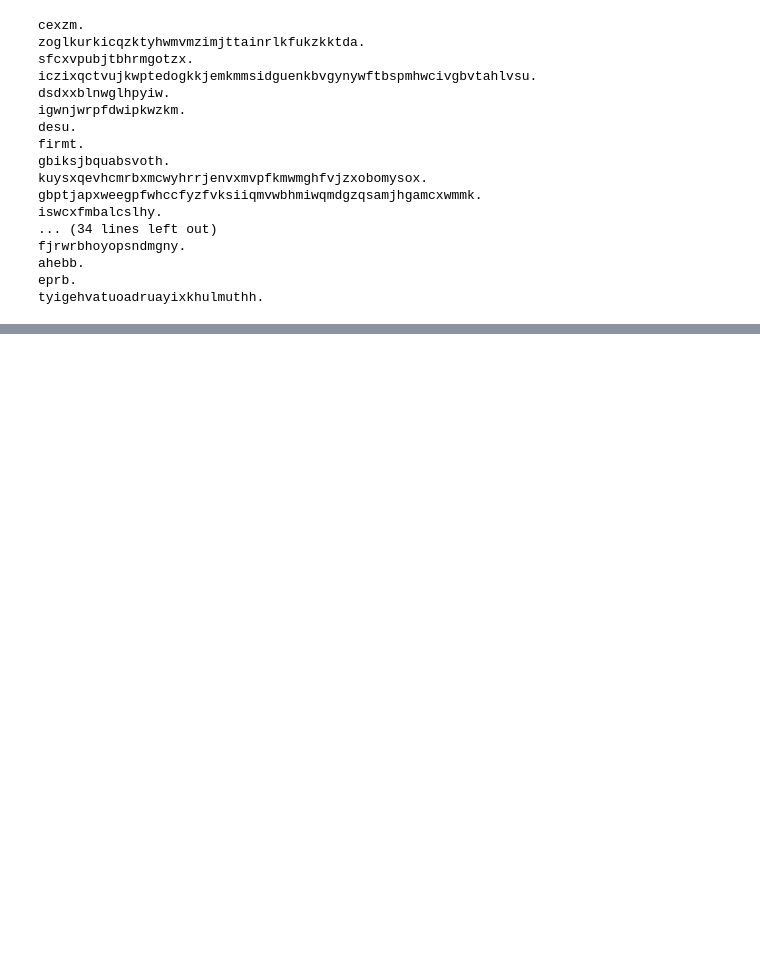
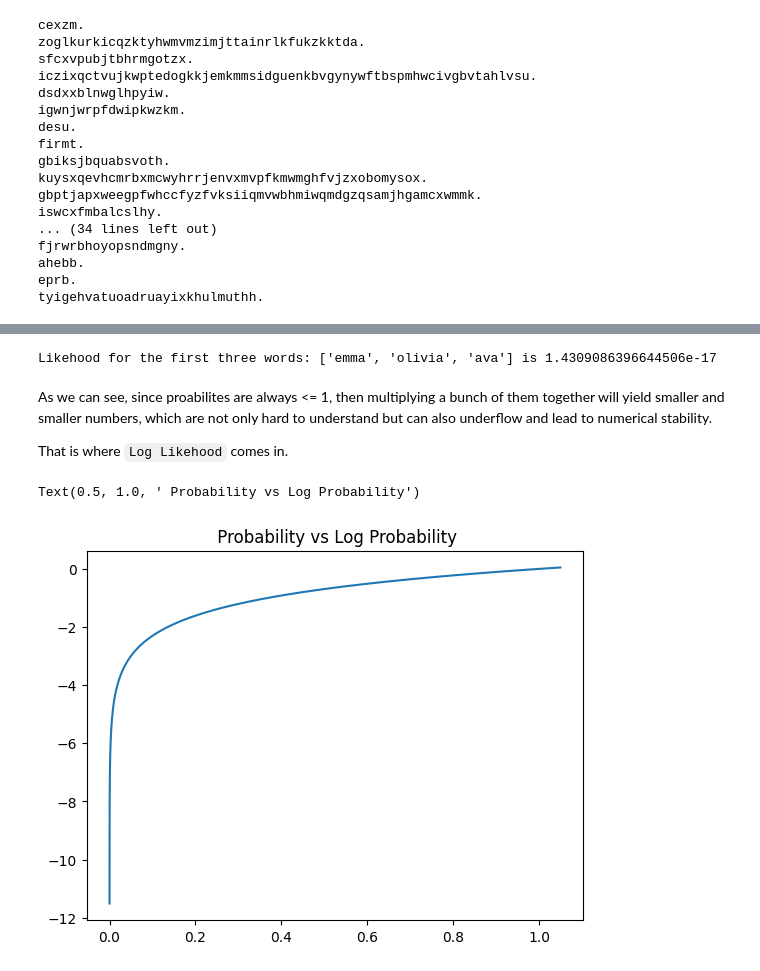
Before and after one commit to kshitijg92/karpathy-zero-to-hero-deep-work, a Jupyter notebook: lesson_2_makemore/makemore.ipynb, the cells around one changed output, grey strips where cells are left out. Drawn from its saved outputs; the diff is of its cells as text; code cells hidden in the pictures; blank space fills up the shorter version.

```diff
--- a/lesson_2_makemore/makemore.ipynb
+++ b/lesson_2_makemore/makemore.ipynb
@@ -385,0 +473,27 @@ The results with the uniform distribution, i.e. a random model, look much worse.
+# %%
+likelihood = 1
+for w in words[:3]:
+    all_chars = SPECIAL_TOKEN + w + SPECIAL_TOKEN
+    for c1, c2 in zip(all_chars, all_chars[1:]):
+        idx1 = stoi[c1]
+        idx2 = stoi[c2]
+
+        # get the probability of this transition from c1 -> c2
+        prob = count_probs[idx1, idx2]
+        likelihood *= prob
+        # print(f"{c1}{c2}: Prob: {prob:.4f}"
+
+print(f"Likehood for the first three words: {words[:3]} is {likelihood}")
+# %% [output]
+Likehood for the first three words: ['emma', 'olivia', 'ava'] is 1.4309086396644506e-17
+# %% [markdown]
+As we can see, since proabilites are always <= 1, then multiplying a bunch of them together will yield smaller and smaller numbers, which are not only hard to understand but can also underflow and lead to numerical stability.
+
+That is where `Log Likehood` comes in.
+# %%
+xs = np.arange(0, 1.05, 0.00001)
+plt.plot(xs, np.log(xs))
+plt.title(" Probability vs Log Probability")
+# %% [output]
+Text(0.5, 1.0, ' Probability vs Log Probability')
+[figure, added]
```
Also changed, not shown: parts of 27 cells of this notebook.
